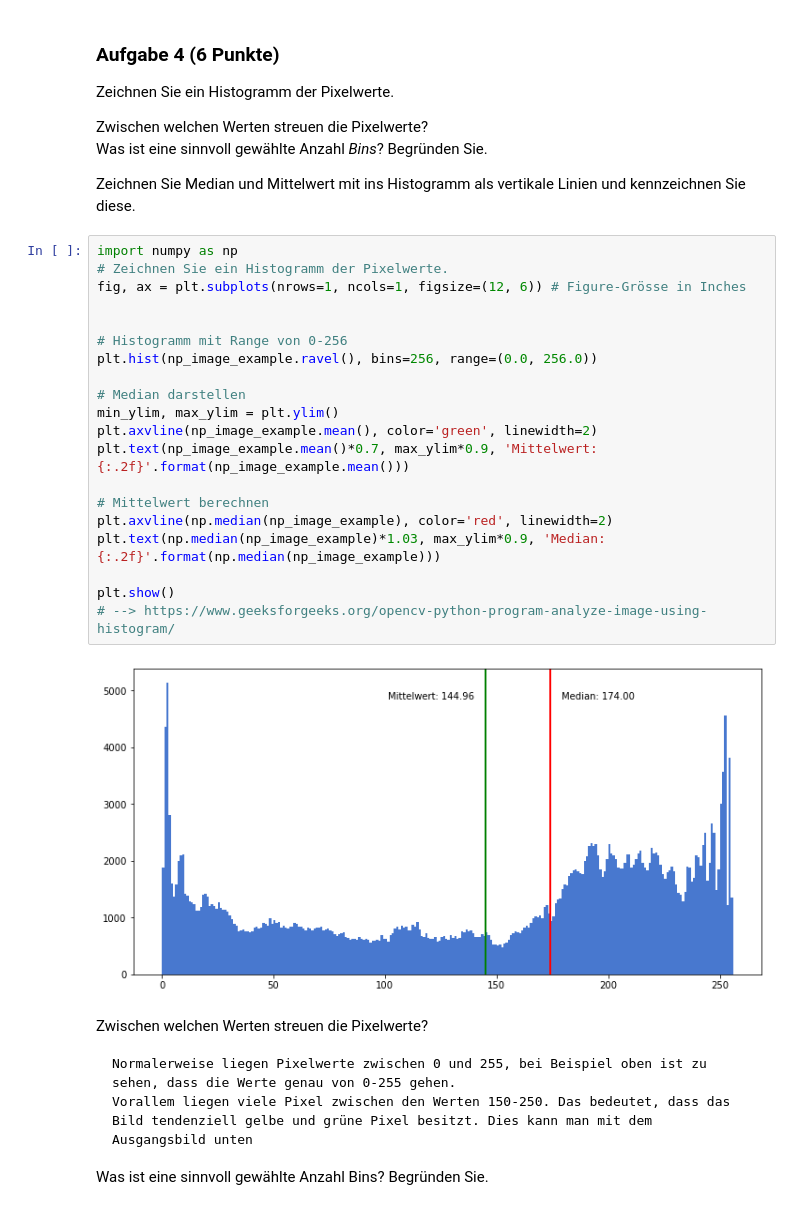
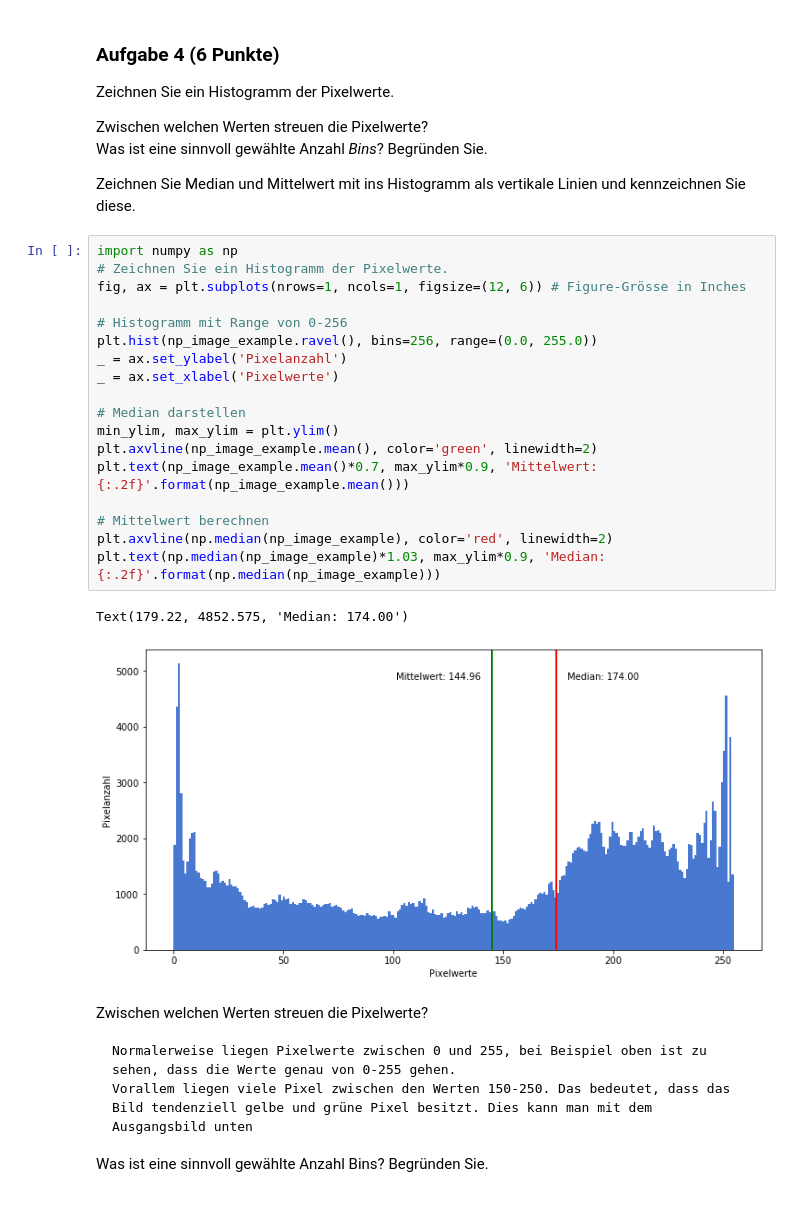
Before and after one commit to JuliaLauraMueller/dsp_hs2019, a Jupyter notebook: assignments/assignment07/exercise07.ipynb, the cells around one changed output. Drawn from its saved outputs; the diff is of its cells as text.

```diff
--- a/assignments/assignment07/exercise07.ipynb
+++ b/assignments/assignment07/exercise07.ipynb
@@ -142,25 +141,24 @@ Zeichnen Sie Median und Mittelwert mit ins Histogramm als vertikale Linien und k
 # %%
 import numpy as np
 # Zeichnen Sie ein Histogramm der Pixelwerte.
 fig, ax = plt.subplots(nrows=1, ncols=1, figsize=(12, 6)) # Figure-Grösse in Inches
 
-
 # Histogramm mit Range von 0-256
-plt.hist(np_image_example.ravel(), bins=256, range=(0.0, 256.0))
+plt.hist(np_image_example.ravel(), bins=256, range=(0.0, 255.0))
+_ = ax.set_ylabel('Pixelanzahl')
+_ = ax.set_xlabel('Pixelwerte')
 
 # Median darstellen
 min_ylim, max_ylim = plt.ylim()
 plt.axvline(np_image_example.mean(), color='green', linewidth=2)
 plt.text(np_image_example.mean()*0.7, max_ylim*0.9, 'Mittelwert: {:.2f}'.format(np_image_example.mean()))
 
 # Mittelwert berechnen
 plt.axvline(np.median(np_image_example), color='red', linewidth=2)
 plt.text(np.median(np_image_example)*1.03, max_ylim*0.9, 'Median: {:.2f}'.format(np.median(np_image_example)))
-
-plt.show()
-# --> https://www.geeksforgeeks.org/opencv-python-program-analyze-image-using-histogram/
 # %% [output]
+Text(179.22, 4852.575, 'Median: 174.00')
-[figure, old version]
+[figure, new version]
 # %% [markdown]
 Zwischen welchen Werten streuen die Pixelwerte?
 
```
Also changed, not shown: parts of 11 cells of this notebook.
